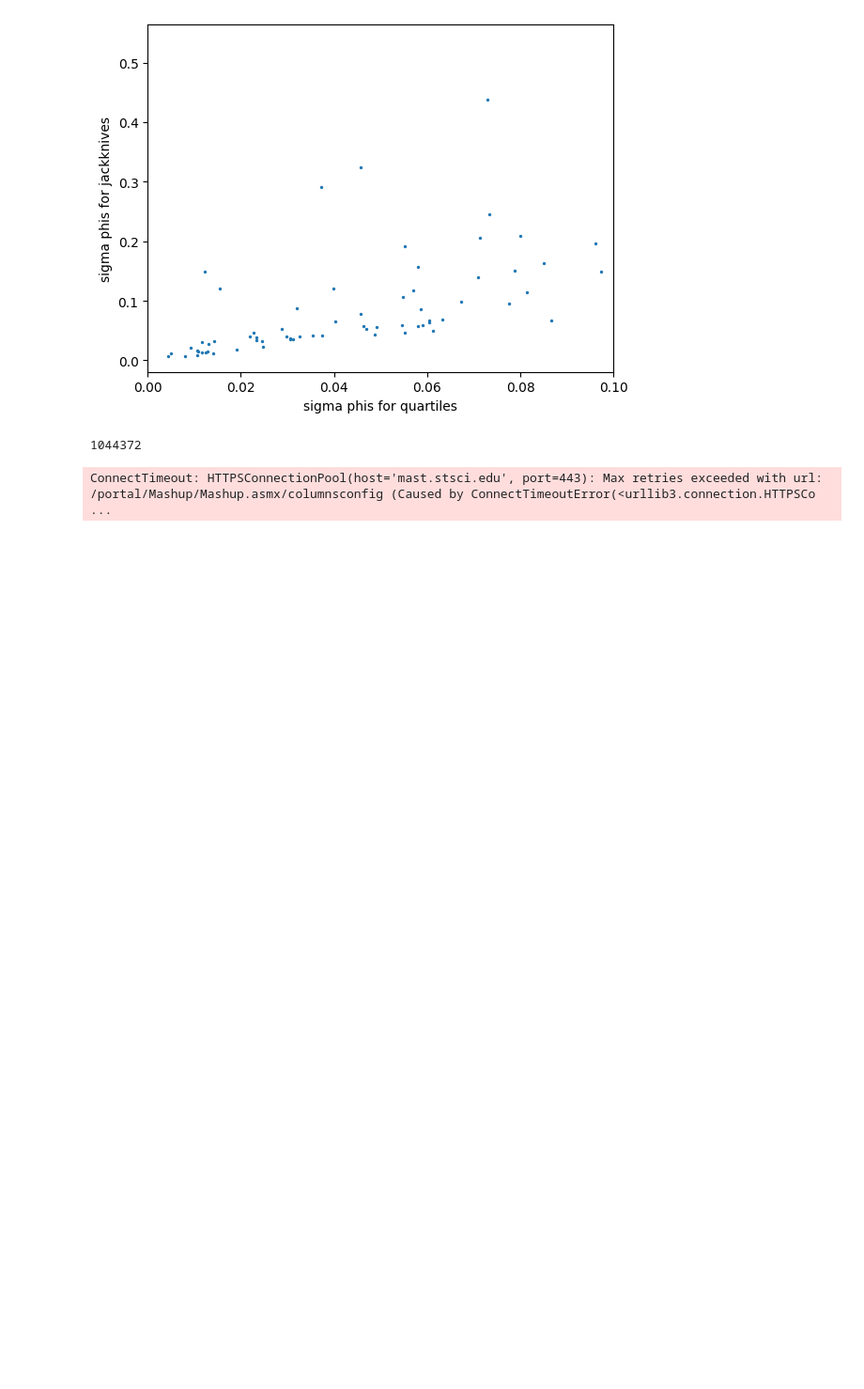
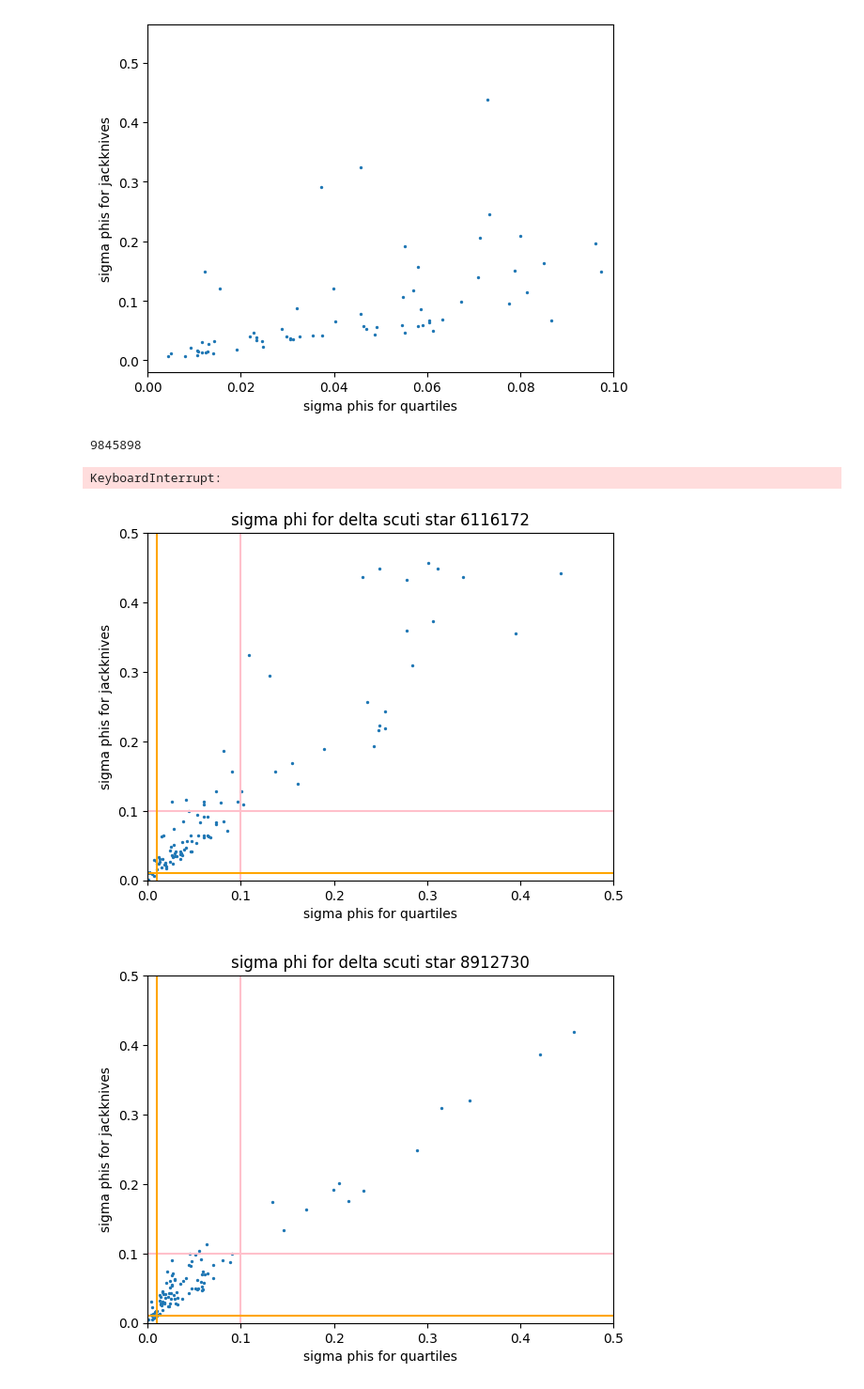
Before and after one commit to nanamiller/hogg_project, a Jupyter notebook: oscillator_catalog/sigmaphi_plotting.ipynb, the cells around one changed output. Shown: that part at 94% size. Cells and saved outputs as stored; diff of their text form; code cells hidden in the pictures; blank space fills up the shorter version.

```diff
--- a/oscillator_catalog/sigmaphi_plotting.ipynb
+++ b/oscillator_catalog/sigmaphi_plotting.ipynb
@@ -42,34 +42,46 @@ plt.xlim(0, 0.1)
 (0.0, 0.1)
 [figure]
 # %%
-intesting_kics = [1044372, 6934963, 11140501]
+intesting_kics = [6934963, 11140501]
 delta_scutis = [5202905, 3964109, 9111849]
 randoms = [2992827, 7510887, 8423171]
+more_delta_scutis = [6116172, 8912730]
+mas_delta_scutis = [9845898, 11180361]
 # %%
-for kic in intesting_kics:
+for kic in mas_delta_scutis:
     print(kic)
-    nana.find_modes_in_star(kic, False, True, max_peaks = 100)
+    nana.find_modes_in_star(kic, True, True, max_peaks = 100)
 # %% [output]
-1044372
+9845898
-ConnectTimeout: HTTPSConnectionPool(host='mast.stsci.edu', port=443): Max retries exceeded with url: /portal/Mashup/Mashup.asmx/columnsconfig (Caused by ConnectTimeoutError(<urllib3.connection.HTTPSCo ...
+KeyboardInterrupt:
 # %%
-for kic in intersting_kics:
+for kic in hell0:
     kic_csv = 'KIC' + str(kic) + '_stats.csv'
     data = pd.read_csv(kic_csv, header = 0, usecols = ['Sigma phi(4)','Sigma phi(jack)'])
+
+    phi_4 = data.iloc[:,0]
+    phi_j = data.iloc[:,1]
+
+
     plt.scatter(phi_4, phi_j, marker = 'o', s = 2)
-    plt.title(f"phi scatter plot for {kic}")
-    plt.xlabel(f"sigma phis for quartiles for {kic}")
-    plt.ylabel(f"sigma phis for jackknives for {kic}")
+    plt.title(f"sigma phi for delta scuti star {kic}")
+    plt.xlabel("sigma phis for quartiles")
+    plt.ylabel("sigma phis for jackknives")
     plt.axvline(0.1, color = 'pink')
     plt.axhline(0.1, color = 'pink')
     plt.axvline(0.01, color = 'orange')
     plt.axhline(0.01, color = 'orange')
+    plt.xlim(0, 0.5)
+    plt.ylim(0, 0.5)
     plt.show()
 
-    plt.scatter(phi_4, phi_j, marker = 'o', s = 5)
-    plt.title(f"zoomed in phi scatter plot for {kic}")
-    plt.xlabel(f"sigma phis for quartiles for {kic}")
-    plt.ylabel(f"sigma phis for jackknives for {kic}")
-    plt.xlim(0, 0.1)
-    plt.xlim(0, 0.1)
-    plt.show()
+    # plt.scatter(phi_4, phi_j, marker = 'o', s = 5)
+    # plt.title(f"zoomed in sigma phi for delta scuti star{kic}")
+    # plt.xlabel("sigma phis for quartiles")
+    # plt.ylabel("sigma phis for jackknives")
+    # plt.xlim(0, 0.1)
+    # plt.ylim(0, 0.1)
+    # plt.show()
+# %% [output]
+[figure, added]
+[figure, added]
```
